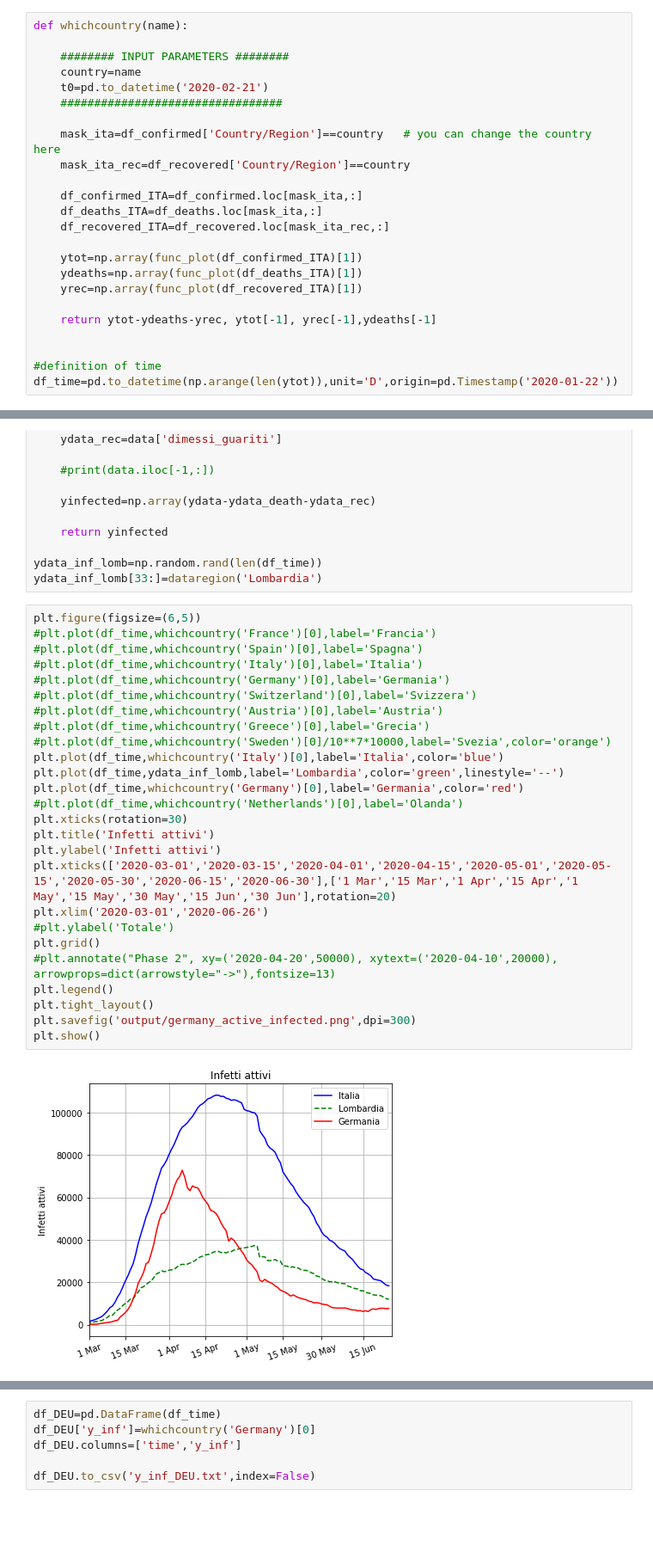
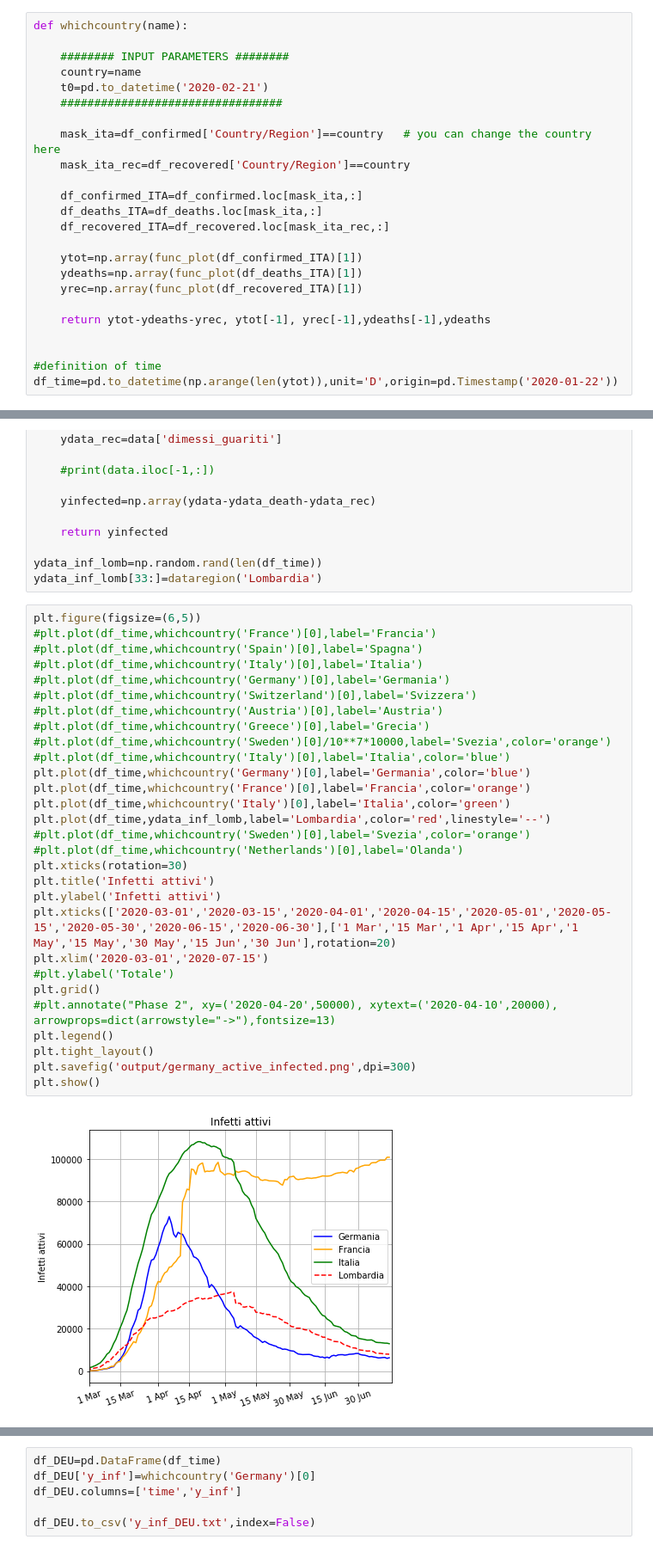
Before and after one commit to apalladi/datascienceprojects, a Jupyter notebook: covid19/statistical_analysis_WORLD.ipynb, the cells around one changed output, grey strips where cells are left out. Shown at 86% size. Cells and saved outputs as stored; diff of their text form; blank space fills up the shorter version.

```diff
--- a/covid19/statistical_analysis_WORLD.ipynb
+++ b/covid19/statistical_analysis_WORLD.ipynb
@@ -226,7 +241,7 @@ def whichcountry(name):
     ydeaths=np.array(func_plot(df_deaths_ITA)[1])
     yrec=np.array(func_plot(df_recovered_ITA)[1])
 
-    return ytot-ydeaths-yrec, ytot[-1], yrec[-1],ydeaths[-1]
+    return ytot-ydeaths-yrec, ytot[-1], yrec[-1],ydeaths[-1],ydeaths
 
 
 #definition of time
@@ -342,28 +388,31 @@ ydata_inf_lomb[33:]=dataregion('Lombardia')
 # %%
 plt.figure(figsize=(6,5))
 #plt.plot(df_time,whichcountry('France')[0],label='Francia')
 #plt.plot(df_time,whichcountry('Spain')[0],label='Spagna')
 #plt.plot(df_time,whichcountry('Italy')[0],label='Italia')
 #plt.plot(df_time,whichcountry('Germany')[0],label='Germania')
 #plt.plot(df_time,whichcountry('Switzerland')[0],label='Svizzera')
 #plt.plot(df_time,whichcountry('Austria')[0],label='Austria')
 #plt.plot(df_time,whichcountry('Greece')[0],label='Grecia')
 #plt.plot(df_time,whichcountry('Sweden')[0]/10**7*10000,label='Svezia',color='orange')
-plt.plot(df_time,whichcountry('Italy')[0],label='Italia',color='blue')
-plt.plot(df_time,ydata_inf_lomb,label='Lombardia',color='green',linestyle='--')
-plt.plot(df_time,whichcountry('Germany')[0],label='Germania',color='red')
+#plt.plot(df_time,whichcountry('Italy')[0],label='Italia',color='blue')
+plt.plot(df_time,whichcountry('Germany')[0],label='Germania',color='blue')
+plt.plot(df_time,whichcountry('France')[0],label='Francia',color='orange')
+plt.plot(df_time,whichcountry('Italy')[0],label='Italia',color='green')
+plt.plot(df_time,ydata_inf_lomb,label='Lombardia',color='red',linestyle='--')
+#plt.plot(df_time,whichcountry('Sweden')[0],label='Svezia',color='orange')
 #plt.plot(df_time,whichcountry('Netherlands')[0],label='Olanda')
 plt.xticks(rotation=30)
 plt.title('Infetti attivi')
 plt.ylabel('Infetti attivi')
 plt.xticks(['2020-03-01','2020-03-15','2020-04-01','2020-04-15','2020-05-01','2020-05-15','2020-05-30','2020-06-15','2020-06-30'],['1 Mar','15 Mar','1 Apr','15 Apr','1 May','15 May','30 May','15 Jun','30 Jun'],rotation=20)
-plt.xlim('2020-03-01','2020-06-26')
+plt.xlim('2020-03-01','2020-07-15')
 #plt.ylabel('Totale')
 plt.grid()
 #plt.annotate("Phase 2", xy=('2020-04-20',50000), xytext=('2020-04-10',20000), arrowprops=dict(arrowstyle="->"),fontsize=13)
 plt.legend()
 plt.tight_layout()
 plt.savefig('output/germany_active_infected.png',dpi=300)
 plt.show()
 # %% [output]
-[figure, old version]
+[figure, new version]
```
Also changed, not shown: parts of 27 cells of this notebook, 51 other files.
